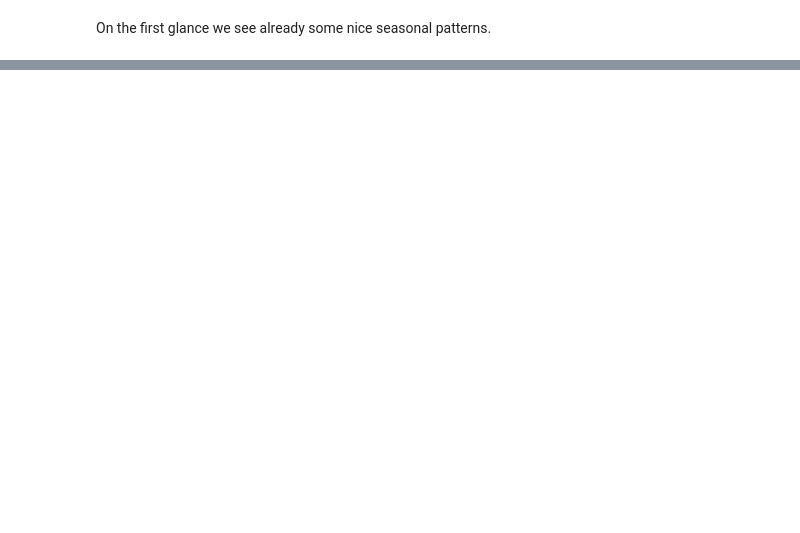
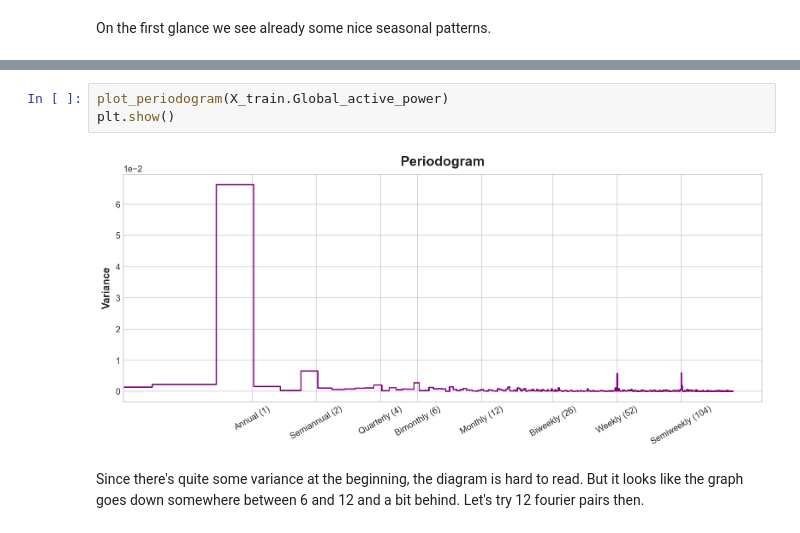
Before and after one commit to sekR4/ts-practice, a Jupyter notebook: src/draft.ipynb, the cells around one changed output, grey strips where cells are left out. Drawn from its saved outputs; the diff is of its cells as text; blank space fills up the shorter version.

```diff
--- a/src/draft.ipynb
+++ b/src/draft.ipynb
@@ -104,0 +148,7 @@ On the first glance we see already some nice seasonal patterns.
+# %%
+plot_periodogram(X_train.Global_active_power)
+plt.show()
+# %% [output]
+[figure, added]
+# %% [markdown]
+Since there's quite some variance at the beginning, the diagram is hard to read. But it looks like the graph goes down somewhere between 6 and 12 and a bit behind. Let's try 12 fourier pairs then.
```
Also changed, not shown: parts of 14 cells of this notebook, 2 other files.
